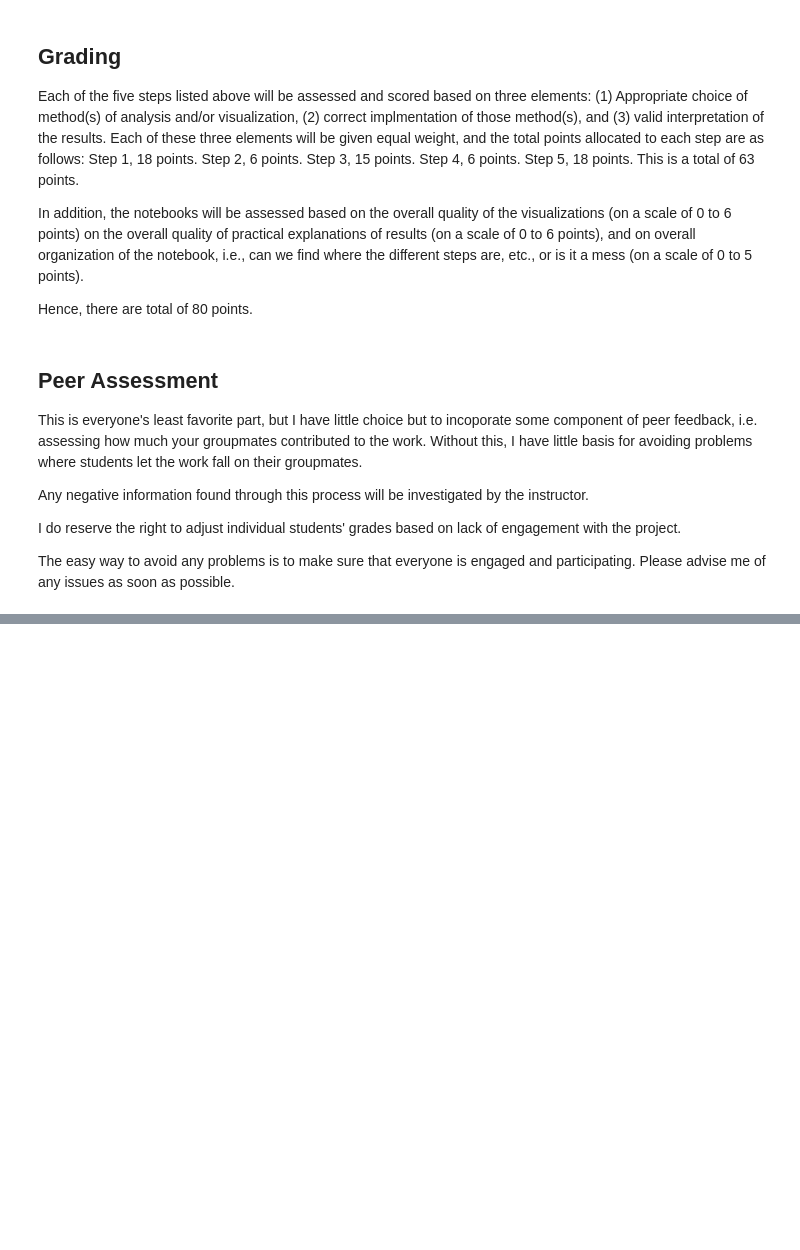
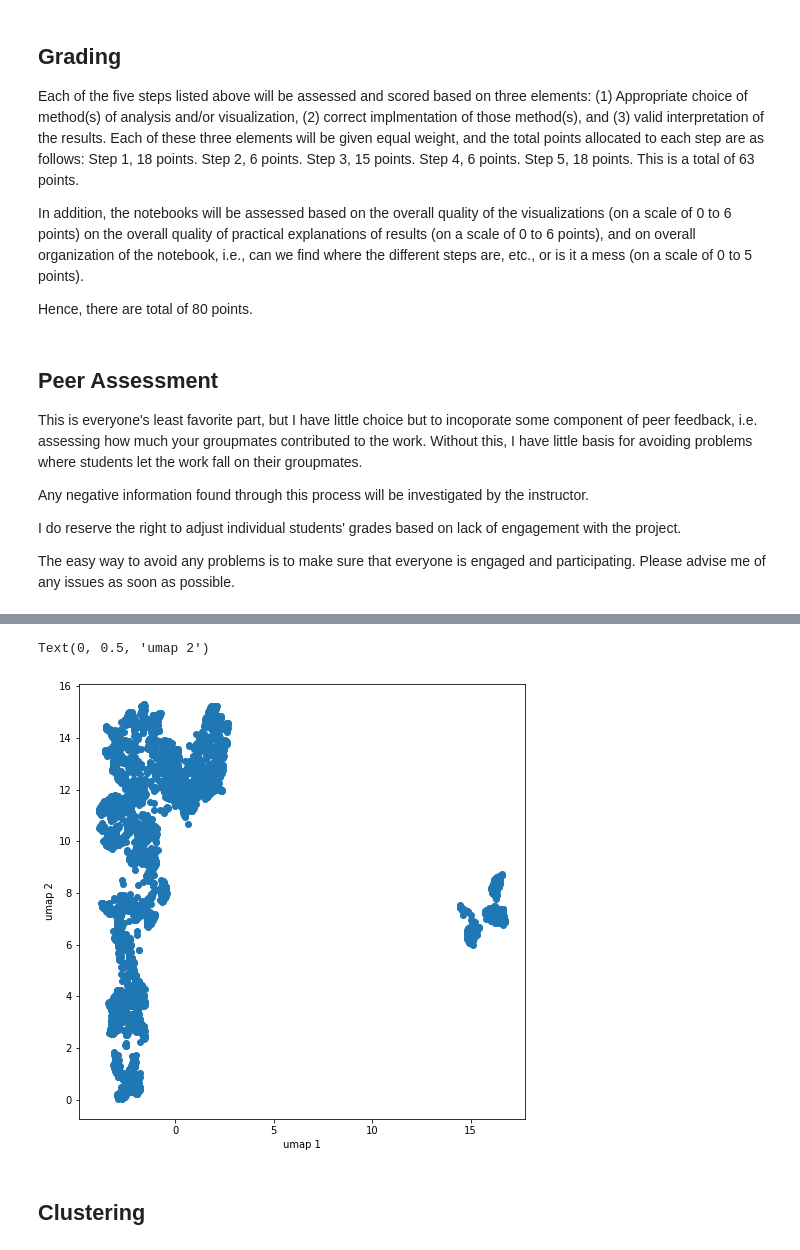
Before and after one commit to BohangWei/FDS-Final-Project, a Jupyter notebook: FinalProjectFall2021.ipynb, the cells around one changed output, grey strips where cells are left out. Cells and saved outputs as stored; diff of their text form; code cells hidden in the pictures; blank space fills up the shorter version.

```diff
--- a/FinalProjectFall2021.ipynb
+++ b/FinalProjectFall2021.ipynb
@@ -81,0 +307,10 @@ Requirement already satisfied: threadpoolctl>=2.0.0 in /Users/junichikoganemaru/
+# %%
+plt.figure(figsize=(8,8))
+plt.scatter(X_umap[:,0],X_umap[:,1])
+plt.xlabel('umap 1')
+plt.ylabel('umap 2')
+# %% [output]
+Text(0, 0.5, 'umap 2')
+[figure, added]
+# %% [markdown]
+## Clustering
```
Also changed, not shown: parts of 53 cells of this notebook.
